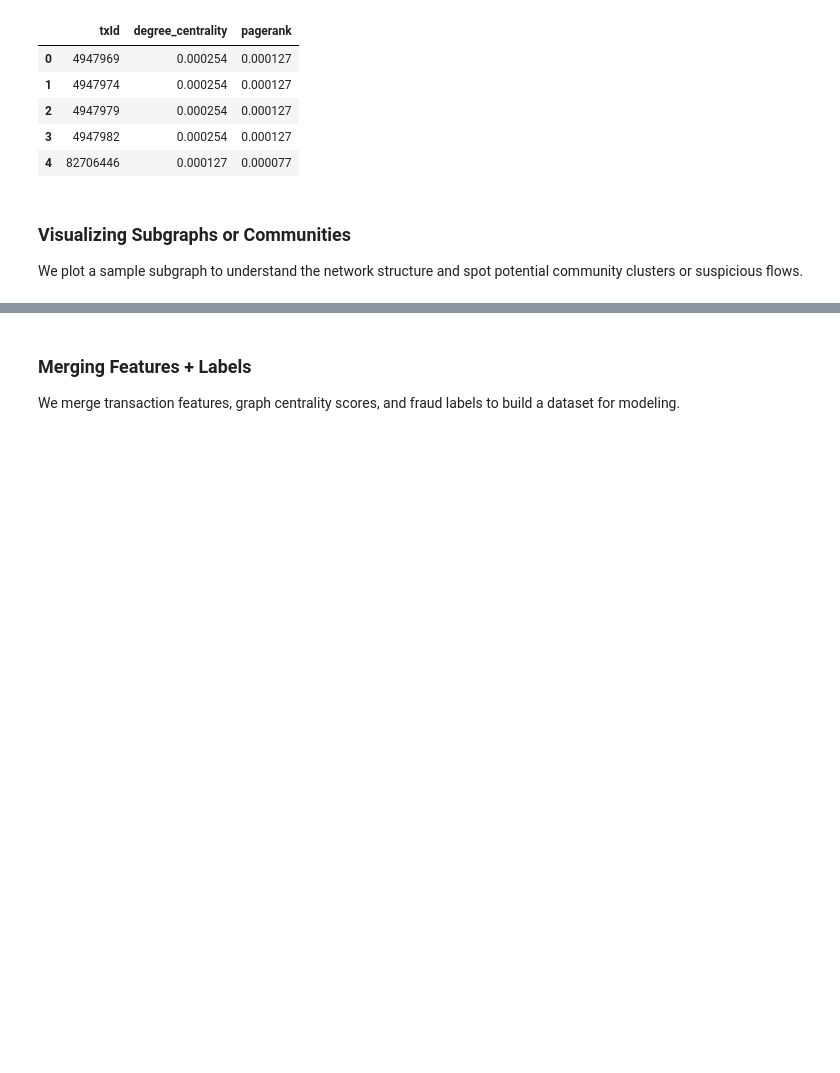
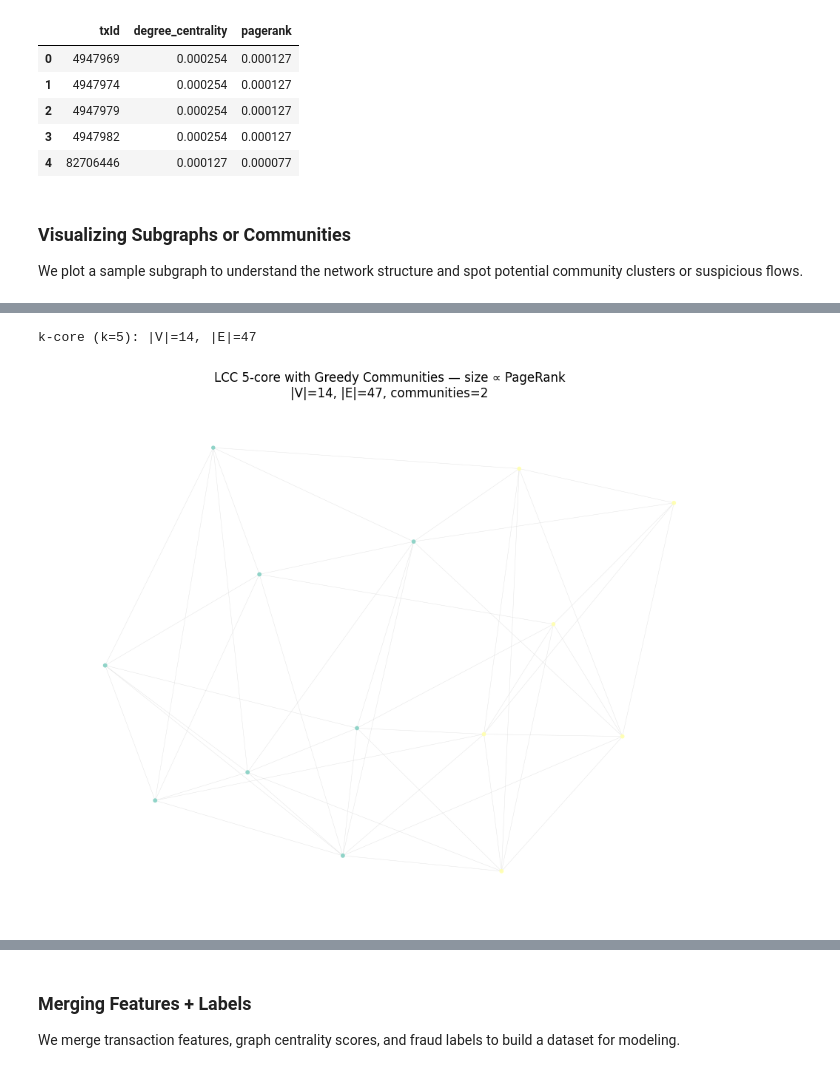
Before and after one commit to nora-li-ds/elliptic-aml-analysis, a Jupyter notebook: notebooks/01_exploration.ipynb, the cells around one changed output, grey strips where cells are left out. Cells and saved outputs as stored; diff of their text form; code cells hidden in the pictures; blank space fills up the shorter version.

```diff
--- a/notebooks/01_exploration.ipynb
+++ b/notebooks/01_exploration.ipynb
@@ -225,0 +232,49 @@ In fraud analytics, analyzing the LCC helps us focus on the *network backbone*
+# %%
+# --- LCC k-core with communities, size ~ PageRank ---
+from itertools import cycle
+import networkx as nx
+
+# 1) largest connected component
+lcc_nodes = max(nx.connected_components(G), key=len)
+LCC = G.subgraph(lcc_nodes).copy()
+
+# 2) 5-core (tune k if too sparse/dense)
+K = 5
+core = nx.k_core(LCC, k=K)
+print(f"k-core (k={K}): |V|={core.number_of_nodes():,}, |E|={core.number_of_edges():,}")
+
+# 3) simple community detection (greedy modularity)
+coms = list(nx.algorithms.community.greedy_modularity_communities(core))
+com_id = {}
+for i, c in enumerate(coms):
+    for n in c:
+        com_id[n] = i
+nx.set_node_attributes(core, com_id, "community")
+
+# 4) size ~ PageRank (use precomputed dict if available)
+pr = pagerank_scores  # already computed earlier
+sizes = [6 + 18000*min(pr.get(n, 0.0), np.percentile(list(pr.values()), 98)) for n in core.nodes()]
+# cap sizes to avoid a few giant nodes
+sizes = np.clip(sizes, 6, 150)
+
+# 5) color by community (pastel cycle)
+colors = ["#8dd3c7","#ffffb3","#bebada","#fb8072","#80b1d3","#fdb462",
+          "#b3de69","#fccde5","#d9d9d9","#bc80bd","#ccebc5","#ffed6f"]
+color_cycle = cycle(colors)
+com_to_color = {i: c for i, c in zip(range(len(coms)), color_cycle)}
+node_colors = [com_to_color.get(core.nodes[n]["community"], "#d9d9d9") for n in core.nodes()]
+
+plt.figure(figsize=(12, 9))
+pos = nx.spring_layout(core, seed=42, k=0.12)
+nx.draw_networkx_edges(core, pos, edge_color="#cccccc", width=0.3, alpha=0.6)
+nx.draw_networkx_nodes(core, pos, node_size=sizes, node_color=node_colors, alpha=0.95)
+plt.title(f"LCC {K}-core with Greedy Communities — size ∝ PageRank\n"
+          f"|V|={core.number_of_nodes():,}, |E|={core.number_of_edges():,}, communities={len(coms)}")
+plt.axis("off")
+
+out = FIG_DIR / f"lcc_{K}core_communities.png"
+plt.savefig(out, dpi=220, bbox_inches="tight")
+plt.show()
+# %% [output]
+k-core (k=5): |V|=14, |E|=47
+[figure, added]
```
Also changed, not shown: parts of 11 cells of this notebook, 9 other files.
